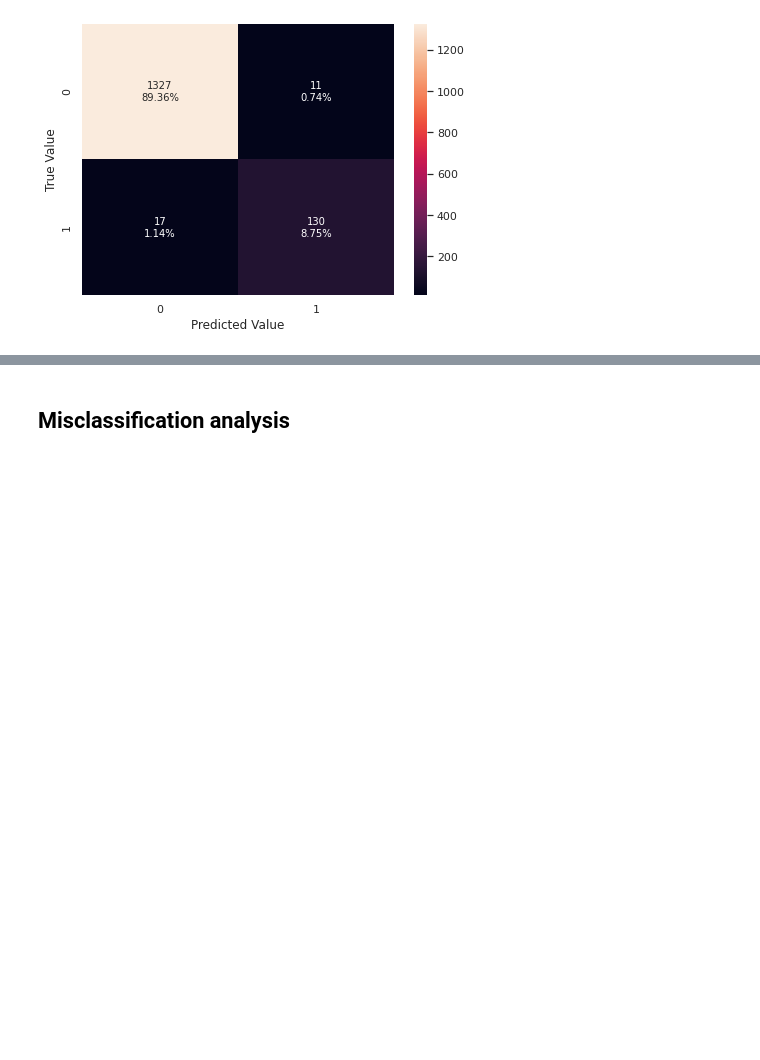
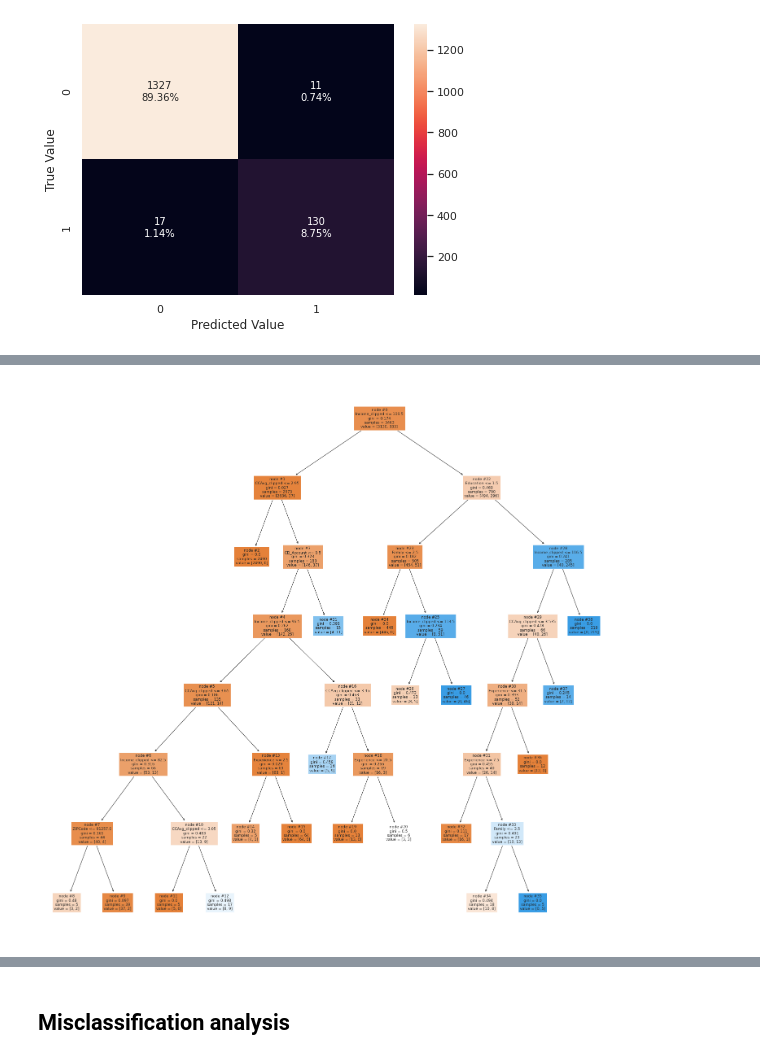
Before and after one commit to liangym2014/Data-science-and-machine-learning, a Jupyter notebook: 3.Personal_Loan_Campaign_Solution.ipynb, the cells around one changed output, grey strips where cells are left out. Drawn from its saved outputs; the diff is of its cells as text; code cells hidden in the pictures; blank space fills up the shorter version.

```diff
--- a/3.Personal_Loan_Campaign_Solution.ipynb
+++ b/3.Personal_Loan_Campaign_Solution.ipynb
@@ -1020,0 +1057,5 @@ DecisionTreeClassifier(max_depth=4, min_impurity_decrease=0.0001,
+# %%
+plt.figure(figsize = (25,25));
+tree.plot_tree(dt_2, filled = True, feature_names = X_train.columns, node_ids = True, fontsize = 9);
+# %% [output]
+[figure, added]
```
Also changed, not shown: parts of 36 cells of this notebook.
